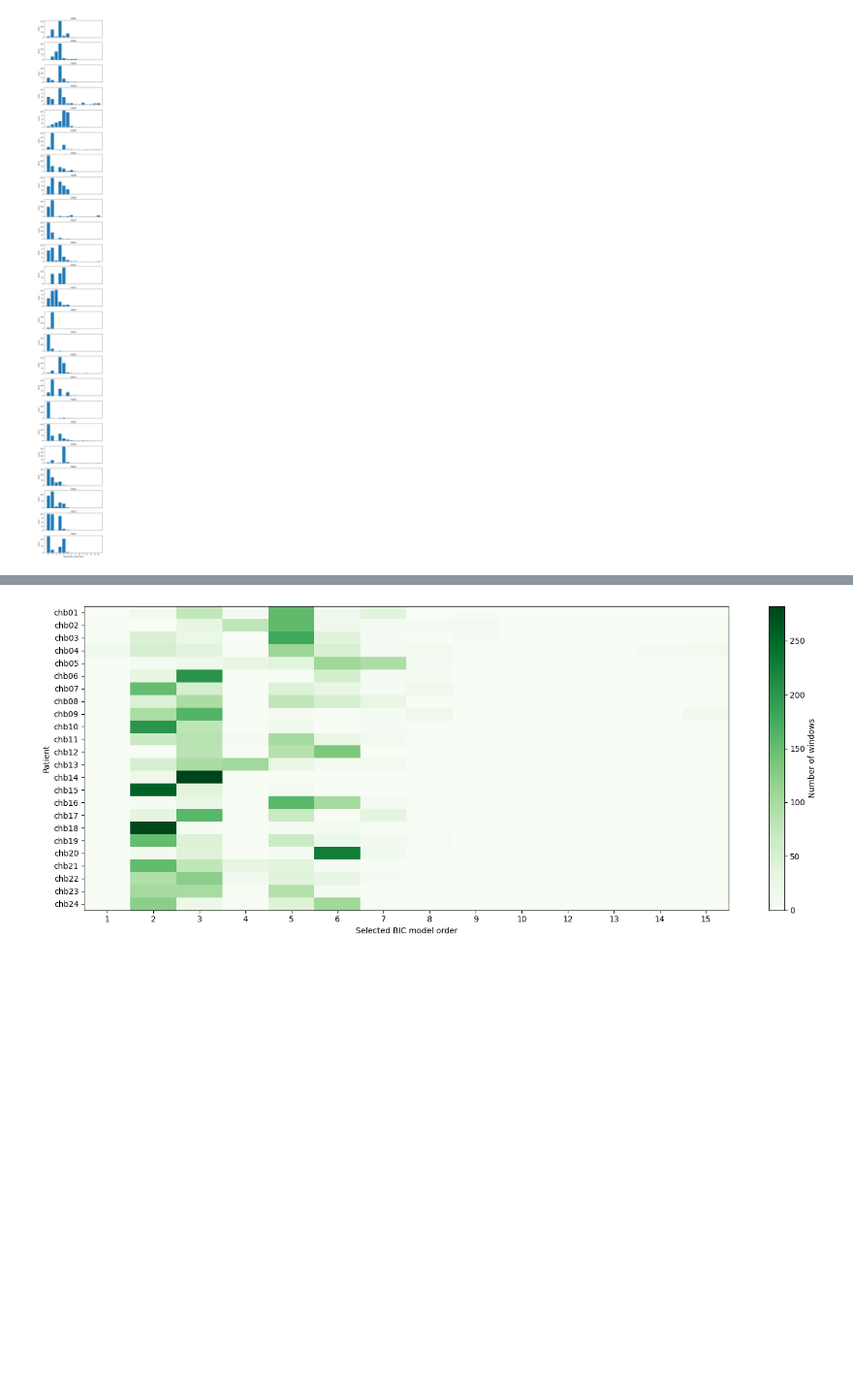
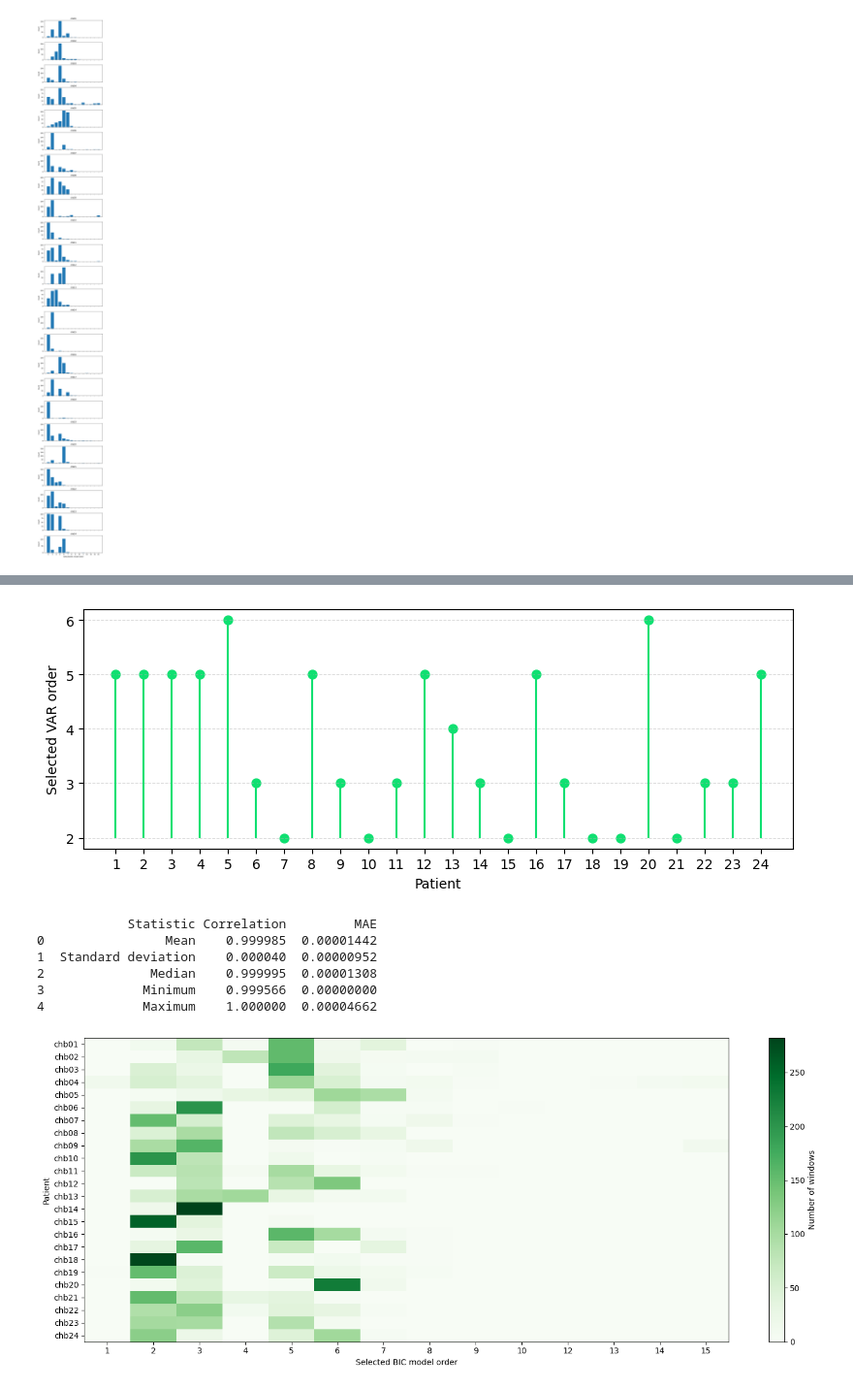
Before and after one commit to ritzww/THESIS_Directed_Connectivity_and_Data_Leakage_In_EEG_Seizure_Detection, a Jupyter notebook: 00. Visuals.ipynb, the cells around one changed output, grey strips where cells are left out. Shown at 97% size. Saved outputs shown, nothing was run; the diff lists cells and outputs as text; code cells hidden in the pictures; blank space fills up the shorter version.

```diff
--- a/00. Visuals.ipynb
+++ b/00. Visuals.ipynb
@@ -36,3 +36,15 @@ plt.tight_layout()
 plt.show()
 # %% [output]
 [figure]
+# %%
+import pandas as pd
+import matplotlib.pyplot as plt
+
+# Data
+df = pd.DataFrame({
+    "Patient": range(1, 25),
+    "VAR Order": [5, 5, 5, 5, 6, 3, 2, 5, 3, 2, 3, 5,
+                  4, 3, 2, 5, 3, 2, 2, 6, 2, 3, 3, 5]
+})
+
+print(df)
@@ -39,3 +69,67 @@ plt.show()
+# %%
+import matplotlib.pyplot as plt
+
+color = "#0fe071"
+
+plt.figure(figsize=(8, 3.2))
+
+plt.vlines(df["Patient"], 2, df["VAR Order"],
+           linewidth=1.5, color=color)
+plt.scatter(df["Patient"], df["VAR Order"],
+            s=40, color=color)
+
+plt.xticks(df["Patient"])
+plt.yticks(range(2, 7))
+plt.ylim(1.8, 6.2)
+
+plt.xlabel("Patient")
+plt.ylabel("Selected VAR order")
+
+plt.grid(axis="y", linestyle="--", linewidth=0.6, alpha=0.5)
+
+plt.tight_layout()
+plt.show()
+# %% [output]
+[figure, added]
+# %%
+import pandas as pd
+
+summary = pd.DataFrame({
+    "Statistic": [
+        "Mean",
+        "Standard deviation",
+        "Median",
+        "Minimum",
+        "Maximum"
+    ],
+    "Correlation": [
+        fres_comparison_results["correlation"].mean(),
+        fres_comparison_results["correlation"].std(),
+        fres_comparison_results["correlation"].median(),
+        fres_comparison_results["correlation"].min(),
+        fres_comparison_results["correlation"].max()
+    ],
+    "MAE": [
+        fres_comparison_results["mae"].mean(),
+        fres_comparison_results["mae"].std(),
+        fres_comparison_results["mae"].median(),
+        fres_comparison_results["mae"].min(),
+        fres_comparison_results["mae"].max()
+    ]
+})
+
+# Format as decimals
+summary["Correlation"] = summary["Correlation"].map(lambda x: f"{x:.6f}")
+summary["MAE"] = summary["MAE"].map(lambda x: f"{x:.8f}")
+
+print(summary)
+# %% [output]
+            Statistic Correlation         MAE
+0                Mean    0.999985  0.00001442
+1  Standard deviation    0.000040  0.00000952
+2              Median    0.999995  0.00001308
+3             Minimum    0.999566  0.00000000
+4             Maximum    1.000000  0.00004662
 # %%
 import pandas as pd
 import matplotlib.pyplot as plt
```
Also changed, not shown: parts of 1 cell of this notebook, 39 other files.
